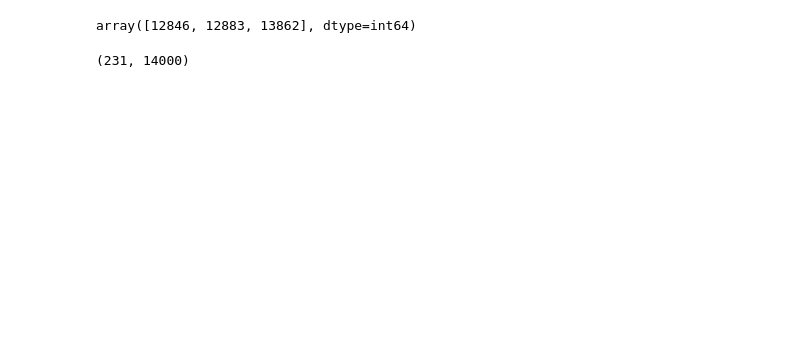
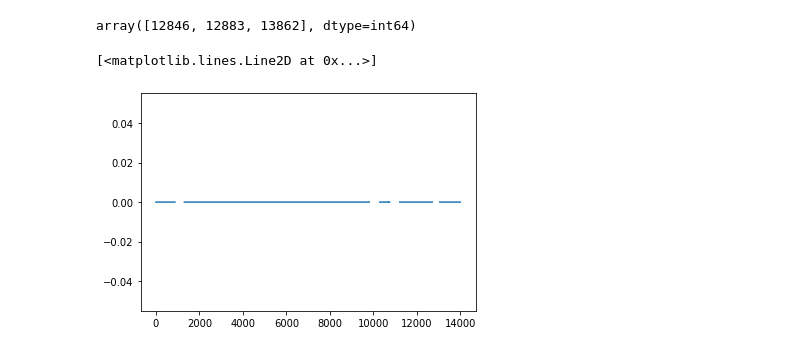
Before and after one commit to AlexanderVoldby/02466Fagprojekt2023, a Jupyter notebook: Visualizations/AA/AA_alcohol.ipynb, the cells around one changed output. Saved outputs shown, nothing was run; the diff lists cells and outputs as text; code cells hidden in the pictures; blank space fills up the shorter version.

```diff
--- a/Visualizations/AA/AA_alcohol.ipynb
+++ b/Visualizations/AA/AA_alcohol.ipynb
@@ -32,10 +42,11 @@ array([12846, 12883, 13862], dtype=int64)
 # mat = mat.get('nmrdata_Oil_group3')
 # X = mat[0][0][0]
 # labels = mat[0][0][1]
-# %%
-X.shape
-# %% [output]
-(231, 14000)
+# %%
+plt.plot(X[[np.all(x == [35, 35, 30]) for x in targets]][0])
+# %% [output]
+[<matplotlib.lines.Line2D at 0x...>]
+[figure, added]
 # %%
 
 # Fit NMF and AA 10 times and get an average loss curve for each as well as an average explained variance
```
Also changed, not shown: parts of 6 cells of this notebook, 2 other files.
